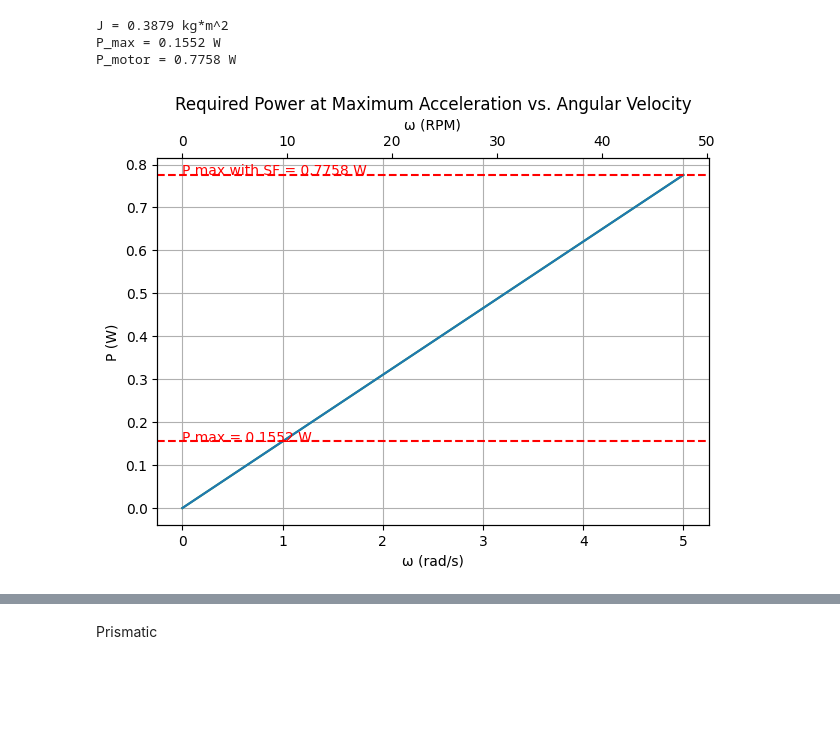
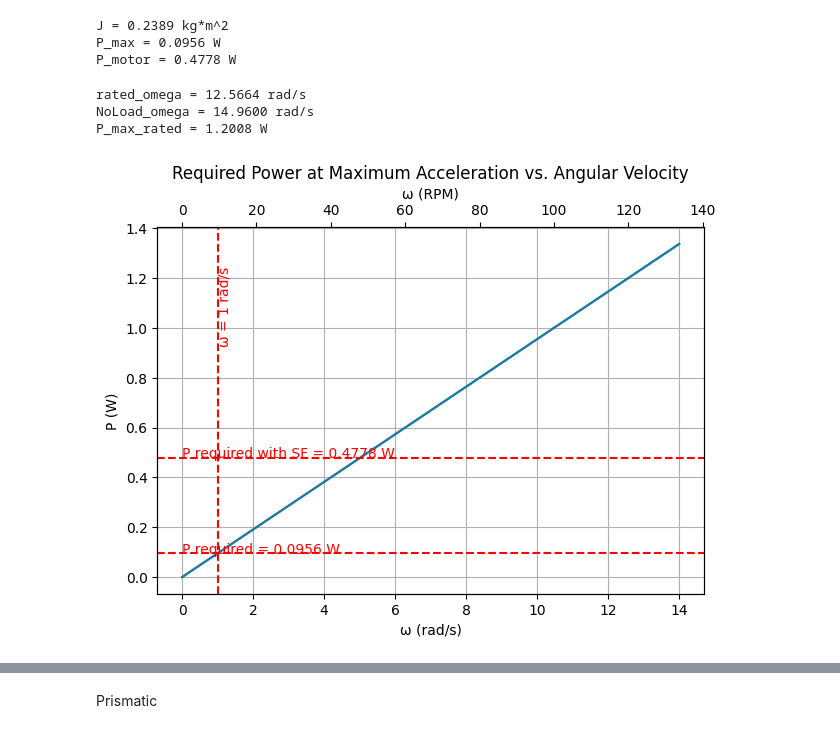
Before and after one commit to lyDevper/Autto-Pen-Calculation, a Jupyter notebook: Power_calc.ipynb, the cells around one changed output, grey strips where cells are left out. Drawn from its saved outputs; the diff is of its cells as text; code cells hidden in the pictures; blank space fills up the shorter version.

```diff
--- a/Power_calc.ipynb
+++ b/Power_calc.ipynb
@@ -1,8 +1,9 @@
 # %%
-#J = 0.1126 # kg*m^2 Solid Works measured
+J = 0.2389 # kg*m^2 Solid Works measured
 m_endLoad = 0.75 # kg # approx
-m_beam = 2.5 # kg # approx
-J = 2 * m_endLoad*(0.35**2) + (1/12)*(2*m_beam)*(0.70**2) # 2*J_load * J_beam # approximated
+#m_beam = 2.5 - 1.5 # kg # approx
+m_beam = 2.34312 - 2*m_endLoad # kg # SolidWorks approx
+#J = 2 * m_endLoad*(0.35**2) + (1/12)*(m_beam)*(0.70**2) # 2*J_load * J_beam # approximated
 print('J = %.4f kg*m^2' % J)
 
 alpha = 0.4 # rad/s^2
@@ -17,40 +18,61 @@ SF = 5
 P_motor = P_max * SF
 print(f'P_motor = {P_motor:.4f} W')
 # %% [output]
-J = 0.3879 kg*m^2
-P_max = 0.1552 W
-P_motor = 0.7758 W
+J = 0.2389 kg*m^2
+P_max = 0.0956 W
+P_motor = 0.4778 W
+# %%
+import math
+
+rated_speed = 120 # RPM
+rated_omega = rated_speed * 2 * math.pi / 60
+
+NoLoad_speed = 7000 / 49 # RPM
+NoLoad_omega = NoLoad_speed * 2 * math.pi / 60
+
+print(f'rated_omega = {rated_omega:.4f} rad/s')
+print(f'NoLoad_omega = {NoLoad_omega:.4f} rad/s')
+
+P_max_rated = torque * rated_omega
+print(f'P_max_rated = {P_max_rated:.4f} W')
+# %% [output]
+rated_omega = 12.5664 rad/s
+NoLoad_omega = 14.9600 rad/s
+P_max_rated = 1.2008 W
 # %%
 # plot required power vs. omega from 0 to 5 rad/s
 # also add two x axses for unit rad/s and rpm
 import numpy as np
 import matplotlib.pyplot as plt
 
-omega = np.linspace(0, 5, 100)
+omega = np.linspace(0, 14, 100)
 P = torque * omega
 P_SF = P * SF
 
 fig, ax1 = plt.subplots()
 
 color = 'tab:green'
 ax1.set_xlabel('ω (rad/s)')
 ax1.set_ylabel('P (W)')
 plt.grid()
 ax1.plot(omega, P, color=color)
 
+plt.axvline(x=1, color='r', linestyle='--')
+plt.text(1, max(P)*0.7, 'ω = 1 rad/s', color='r', rotation=90)
+
 ax2 = ax1.twiny()
 ax2.set_xlabel('ω (RPM)')
 ax2.plot(omega * 60/(2*np.pi), P)
 ax2.tick_params(axis='x')
 
 plt.axhline(y=P_motor, color='r', linestyle='--')
-plt.text(0, P_motor, f'P max with SF = {P_motor:.4f} W', color='r')
+plt.text(0, P_motor, f'P required with SF = {P_motor:.4f} W', color='r')
 
 plt.axhline(y=P_max, color='r', linestyle='--')
-plt.text(0, P_max, f'P max = {P_max:.4f} W', color='r')
+plt.text(0, P_max, f'P required = {P_max:.4f} W', color='r')
 
 fig.tight_layout()
 plt.title('Required Power at Maximum Acceleration vs. Angular Velocity')
 plt.show()
 # %% [output]
-[figure, old version]
+[figure, new version]
```
Also changed, not shown: parts of 4 cells of this notebook, 1 other file.
